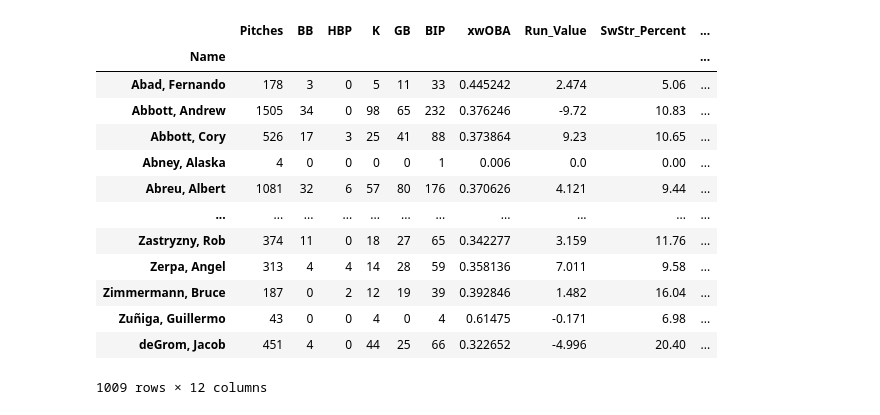
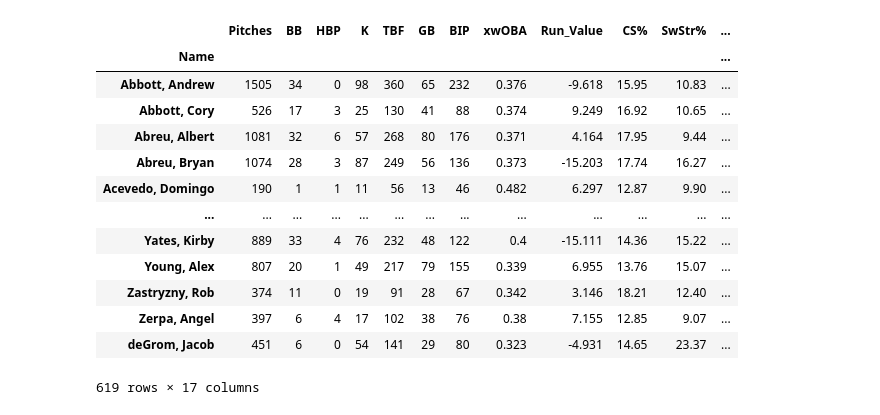
Before and after one commit to Cbkaplinger/Random-Projects, a Jupyter notebook: MLB/MLB-Pitches.ipynb, the cells around one changed output. Cells and saved outputs as stored; diff of their text form; code cells hidden in the pictures.

```diff
--- a/MLB/MLB-Pitches.ipynb
+++ b/MLB/MLB-Pitches.ipynb
@@ -74,32 +86,40 @@ pitches_grouped
 # %%
 player_grouped = savant_df.groupby(['Name']).agg(
     Pitches = ('Pitch Type', 'count'),
     BB = ('events', lambda x: (x == 'walk').sum()),
     HBP = ('events', lambda x: (x == 'hit_by_pitch').sum()),
     K = ('events', lambda x: (x == 'strikeout').sum()),
+    TBF = ('events', lambda x: (x.isin(['other_out', 'single', 'double', 'triple', 'home_run', 'walk', 'strikeout', 'field_out', 'hit_by_pitch', 'sac_fly', 'sac_fly_double_play', 'sac_bunt', 'field_error', 'fielders_choice', 'double_play', 'fielders_choice_out', 'sac_fly_double_play', 'strikeout_double_play', 'catcher_interf', 'triple_play', 'grounded_into_double_play'])).sum()),
     GB = ('bb_type', lambda x: (x == 'ground_ball').sum()),
     BIP = ('bb_type', lambda x: (x.isin(['ground_ball', 'line_drive', 'fly_ball', 'popup'])).sum()),
     xwOBA = ('estimated_woba_using_speedangle', 'mean'),
     Run_Value = ('delta_run_exp', 'sum'),
-    SwStr_Percent = ('description', lambda x: round((x.isin(['swinging_strike', 'swinging_strike_blocked'])).mean() * 100, 2)),
-    Called_Strike_Percent = ('description', lambda x: round((x == 'called_strike').mean() * 100, 2)))
+    CS_Percent = ('description', lambda x: round((x == 'called_strike').mean() * 100, 2)),
+    SwStr_Percent = ('description', lambda x: round((x.isin(['swinging_strike', 'swinging_strike_blocked'])).mean() * 100, 2)))
 
-player_grouped['CSW%'] = player_grouped['SwStr_Percent'] + player_grouped['Called_Strike_Percent']
+player_grouped['xwOBA'] = round(player_grouped['xwOBA'], 3)
+player_grouped = player_grouped.rename(columns = {"CS_Percent": "CS%", "SwStr_Percent": "SwStr%"})
+player_grouped['CSW%'] = player_grouped['SwStr%'] + player_grouped['CS%']
 player_grouped['GB%'] = round((player_grouped['GB'] / player_grouped['BIP']) * 100, 2)
+player_grouped['BB%'] = round((player_grouped['BB'] / player_grouped['TBF']) * 100, 2)
+player_grouped['HBP%'] = round((player_grouped['HBP'] / player_grouped['TBF']) * 100, 2)
+player_grouped['K%'] = round((player_grouped['K'] / player_grouped['TBF']) * 100, 2)
+player_grouped['K-BB%'] = round((player_grouped['K%'] - player_grouped['BB%']), 2)
 
+player_grouped = player_grouped[player_grouped['TBF'] >= 50]
 player_grouped
 # %% [output]
-|  | Pitches | BB | HBP | K | GB | BIP | xwOBA | Run_Value | SwStr_Percent | ... |
-| Name |  |  |  |  |  |  |  |  |  | ... |
-| Abad, Fernando | 178 | 3 | 0 | 5 | 11 | 33 | 0.445242 | 2.474 | 5.06 | ... |
-| Abbott, Andrew | 1505 | 34 | 0 | 98 | 65 | 232 | 0.376246 | -9.72 | 10.83 | ... |
-| Abbott, Cory | 526 | 17 | 3 | 25 | 41 | 88 | 0.373864 | 9.23 | 10.65 | ... |
-| Abney, Alaska | 4 | 0 | 0 | 0 | 0 | 1 | 0.006 | 0.0 | 0.00 | ... |
-| Abreu, Albert | 1081 | 32 | 6 | 57 | 80 | 176 | 0.370626 | 4.121 | 9.44 | ... |
-| ... | ... | ... | ... | ... | ... | ... | ... | ... | ... | ... |
-| Zastryzny, Rob | 374 | 11 | 0 | 18 | 27 | 65 | 0.342277 | 3.159 | 11.76 | ... |
-| Zerpa, Angel | 313 | 4 | 4 | 14 | 28 | 59 | 0.358136 | 7.011 | 9.58 | ... |
-| Zimmermann, Bruce | 187 | 0 | 2 | 12 | 19 | 39 | 0.392846 | 1.482 | 16.04 | ... |
-| Zuñiga, Guillermo | 43 | 0 | 0 | 4 | 0 | 4 | 0.61475 | -0.171 | 6.98 | ... |
-| deGrom, Jacob | 451 | 4 | 0 | 44 | 25 | 66 | 0.322652 | -4.996 | 20.40 | ... |
+|  | Pitches | BB | HBP | K | TBF | GB | BIP | xwOBA | Run_Value | CS% | SwStr% | ... |
+| Name |  |  |  |  |  |  |  |  |  |  |  | ... |
+| Abbott, Andrew | 1505 | 34 | 0 | 98 | 360 | 65 | 232 | 0.376 | -9.618 | 15.95 | 10.83 | ... |
+| Abbott, Cory | 526 | 17 | 3 | 25 | 130 | 41 | 88 | 0.374 | 9.249 | 16.92 | 10.65 | ... |
+| Abreu, Albert | 1081 | 32 | 6 | 57 | 268 | 80 | 176 | 0.371 | 4.164 | 17.95 | 9.44 | ... |
+| Abreu, Bryan | 1074 | 28 | 3 | 87 | 249 | 56 | 136 | 0.373 | -15.203 | 17.74 | 16.27 | ... |
+| Acevedo, Domingo | 190 | 1 | 1 | 11 | 56 | 13 | 46 | 0.482 | 6.297 | 12.87 | 9.90 | ... |
+| ... | ... | ... | ... | ... | ... | ... | ... | ... | ... | ... | ... | ... |
+| Yates, Kirby | 889 | 33 | 4 | 76 | 232 | 48 | 122 | 0.4 | -15.111 | 14.36 | 15.22 | ... |
+| Young, Alex | 807 | 20 | 1 | 49 | 217 | 79 | 155 | 0.339 | 6.955 | 13.76 | 15.07 | ... |
+| Zastryzny, Rob | 374 | 11 | 0 | 19 | 91 | 28 | 67 | 0.342 | 3.146 | 18.21 | 12.40 | ... |
+| Zerpa, Angel | 397 | 6 | 4 | 17 | 102 | 38 | 76 | 0.38 | 7.155 | 12.85 | 9.07 | ... |
+| deGrom, Jacob | 451 | 6 | 0 | 54 | 141 | 29 | 80 | 0.323 | -4.931 | 14.65 | 23.37 | ... |
-1009 rows × 12 columns
+619 rows × 17 columns
```
Also changed, not shown: parts of 7 cells of this notebook.
